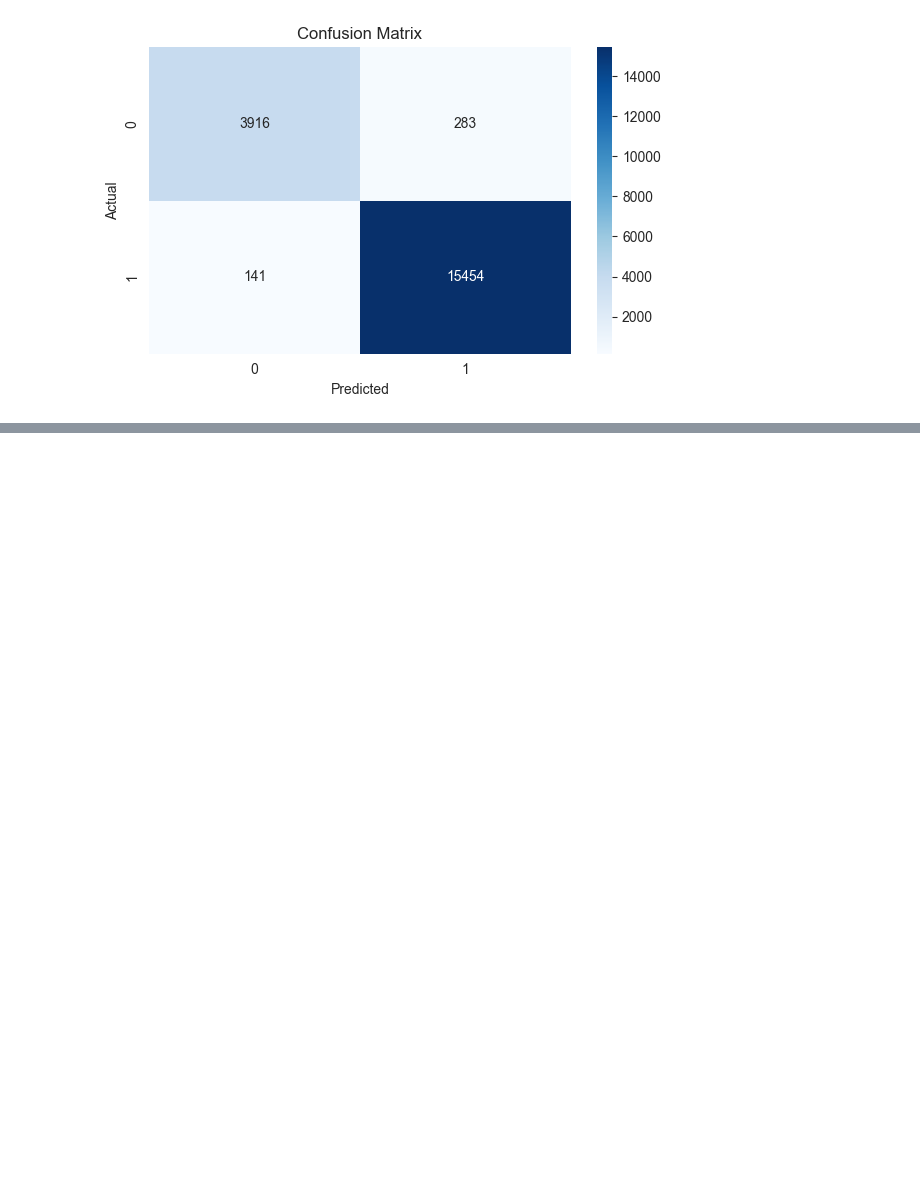
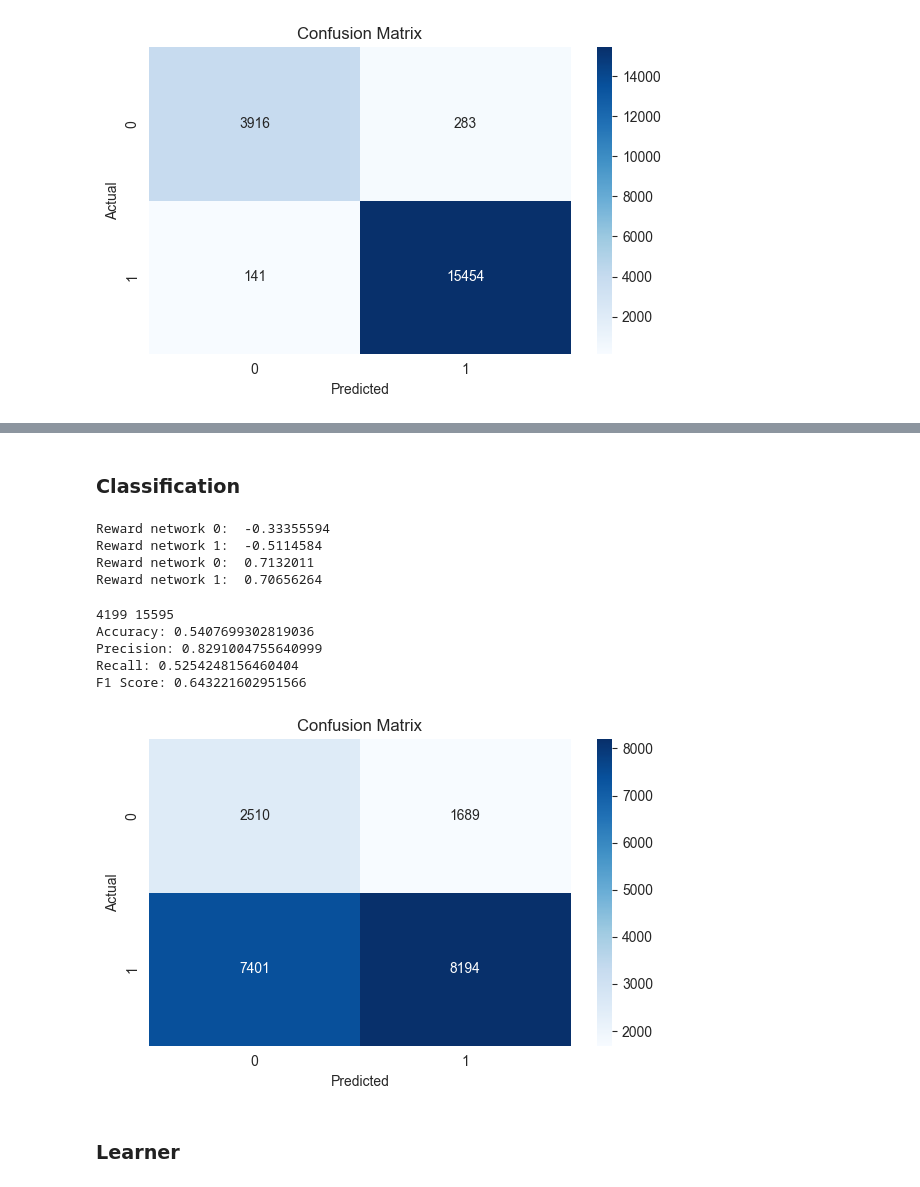
Before and after one commit to liamti5/Graph-Inverse-Reinforcement-Learning-for-MEV-Detection-on-Ethereum, a Jupyter notebook: notebooks/4.01-airl-evaluation.ipynb, the cells around one changed output, grey strips where cells are left out. Saved outputs shown, nothing was run; the diff lists cells and outputs as text; code cells hidden in the pictures; blank space fills up the shorter version.

```diff
--- a/notebooks/4.01-airl-evaluation.ipynb
+++ b/notebooks/4.01-airl-evaluation.ipynb
@@ -236,0 +468,52 @@ plt.tight_layout()
+# %% [markdown]
+### Classification
+# %%
+rn0 = download_reward_net(
+    "mlflow-artifacts:/727687587886726594/cefed3969d824b7bac20b5e9cc5c9c82/artifacts/reward_net"
+)
+rn1 = download_reward_net(
+    "mlflow-artifacts:/727687587886726594/1d2f6162949e4037be776826383853ee/artifacts/reward_net"
+)
+# %%
+alpha0, beta0 = grl.calibrate(trajectories["state_embeddings_dgi_128"]["airl_val"], rn0)
+alpha1, beta1 = grl.calibrate(trajectories["state_embeddings_dgi_128"]["airl_val"], rn1)
+# %%
+rewards_cal0_traj_0, rewards_cal1_traj_0 = calcualte_calibrated_rewards(
+    rn0,
+    rn1,
+    alpha0,
+    alpha1,
+    beta0,
+    beta1,
+    trajectories["state_embeddings_dgi_128"]["airl_0_test"],
+)
+rewards_cal0_traj_1, rewards_cal1_traj_1 = calcualte_calibrated_rewards(
+    rn0,
+    rn1,
+    alpha0,
+    alpha1,
+    beta0,
+    beta1,
+    trajectories["state_embeddings_dgi_128"]["airl_1_test"],
+)
+# %% [output]
+Reward network 0:  -0.33355594
+Reward network 1:  -0.5114584
+Reward network 0:  0.7132011
+Reward network 1:  0.70656264
+# %%
+true_labels, predictions = calc_overall_metrics(
+    rewards_cal0_traj_0, rewards_cal1_traj_0, rewards_cal0_traj_1, rewards_cal1_traj_1
+)
+# %% [output]
+4199 15595
+Accuracy: 0.5407699302819036
+Precision: 0.8291004755640999
+Recall: 0.5254248156460404
+F1 Score: 0.643221602951566
+# %%
+plot_cm(true_labels, predictions)
+# %% [output]
+[figure, added]
+# %% [markdown]
+### Learner
```
Also changed, not shown: parts of 34 cells of this notebook.
